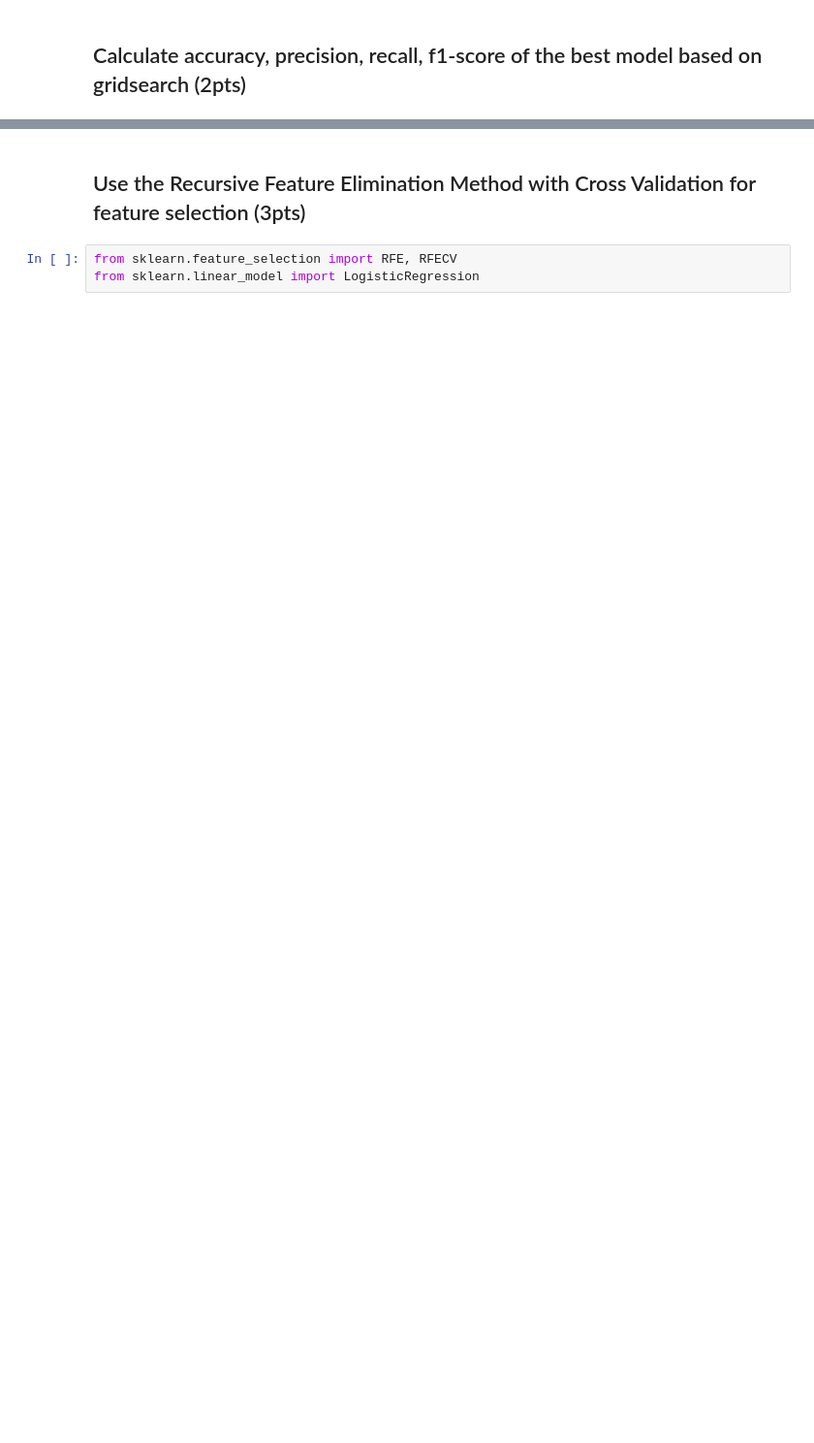
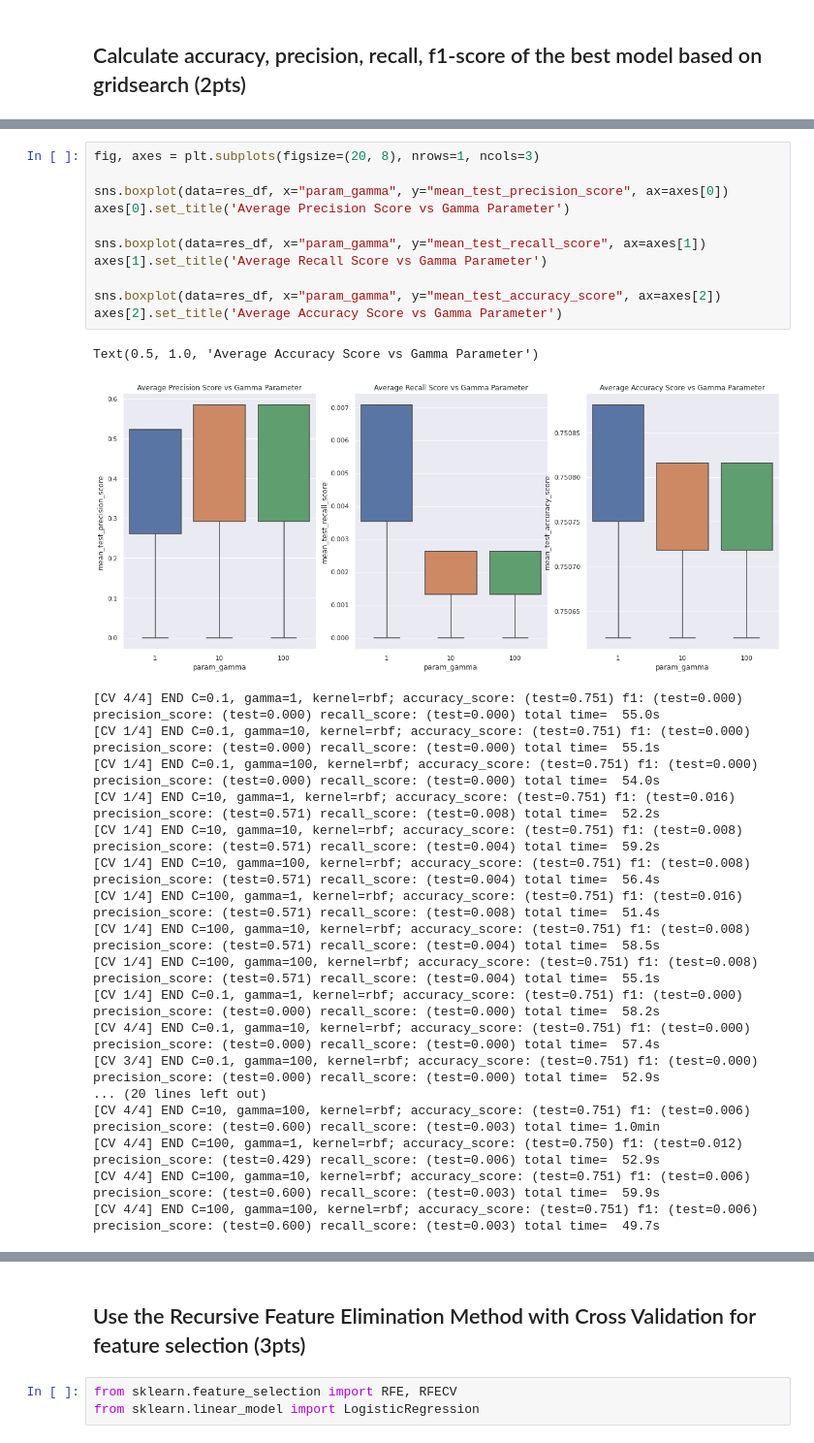
Before and after one commit to Astrathena18/DATA103-Repository, a Jupyter notebook: Notebooks/Hyperparameter_Optimization_and_Preprocessing_Techniques/02_preprocessing_gridsearch_student.ipynb, the cells around one changed output, grey strips where cells are left out. Shown: that part at 97% size. Drawn from its saved outputs; the diff is of its cells as text; blank space fills up the shorter version.

```diff
--- a/Notebooks/Hyperparameter_Optimization_and_Preprocessing_Techniques/02_preprocessing_gridsearch_student.ipynb
+++ b/Notebooks/Hyperparameter_Optimization_and_Preprocessing_Techniques/02_preprocessing_gridsearch_student.ipynb
@@ -295,3 +281,34 @@ Fitting 4 folds for each of 42 candidates, totalling 168 fits
+# %%
+fig, axes = plt.subplots(figsize=(20, 8), nrows=1, ncols=3)
+
+sns.boxplot(data=res_df, x="param_gamma", y="mean_test_precision_score", ax=axes[0])
+axes[0].set_title('Average Precision Score vs Gamma Parameter')
+
+sns.boxplot(data=res_df, x="param_gamma", y="mean_test_recall_score", ax=axes[1])
+axes[1].set_title('Average Recall Score vs Gamma Parameter')
+
+sns.boxplot(data=res_df, x="param_gamma", y="mean_test_accuracy_score", ax=axes[2])
+axes[2].set_title('Average Accuracy Score vs Gamma Parameter')
+# %% [output]
+Text(0.5, 1.0, 'Average Accuracy Score vs Gamma Parameter')
+[figure, added]
+[CV 4/4] END C=0.1, gamma=1, kernel=rbf; accuracy_score: (test=0.751) f1: (test=0.000) precision_score: (test=0.000) recall_score: (test=0.000) total time=  55.0s
+[CV 1/4] END C=0.1, gamma=10, kernel=rbf; accuracy_score: (test=0.751) f1: (test=0.000) precision_score: (test=0.000) recall_score: (test=0.000) total time=  55.1s
+[CV 1/4] END C=0.1, gamma=100, kernel=rbf; accuracy_score: (test=0.751) f1: (test=0.000) precision_score: (test=0.000) recall_score: (test=0.000) total time=  54.0s
+[CV 1/4] END C=10, gamma=1, kernel=rbf; accuracy_score: (test=0.751) f1: (test=0.016) precision_score: (test=0.571) recall_score: (test=0.008) total time=  52.2s
+[CV 1/4] END C=10, gamma=10, kernel=rbf; accuracy_score: (test=0.751) f1: (test=0.008) precision_score: (test=0.571) recall_score: (test=0.004) total time=  59.2s
+[CV 1/4] END C=10, gamma=100, kernel=rbf; accuracy_score: (test=0.751) f1: (test=0.008) precision_score: (test=0.571) recall_score: (test=0.004) total time=  56.4s
+[CV 1/4] END C=100, gamma=1, kernel=rbf; accuracy_score: (test=0.751) f1: (test=0.016) precision_score: (test=0.571) recall_score: (test=0.008) total time=  51.4s
+[CV 1/4] END C=100, gamma=10, kernel=rbf; accuracy_score: (test=0.751) f1: (test=0.008) precision_score: (test=0.571) recall_score: (test=0.004) total time=  58.5s
+[CV 1/4] END C=100, gamma=100, kernel=rbf; accuracy_score: (test=0.751) f1: (test=0.008) precision_score: (test=0.571) recall_score: (test=0.004) total time=  55.1s
+[CV 1/4] END C=0.1, gamma=1, kernel=rbf; accuracy_score: (test=0.751) f1: (test=0.000) precision_score: (test=0.000) recall_score: (test=0.000) total time=  58.2s
+[CV 4/4] END C=0.1, gamma=10, kernel=rbf; accuracy_score: (test=0.751) f1: (test=0.000) precision_score: (test=0.000) recall_score: (test=0.000) total time=  57.4s
+[CV 3/4] END C=0.1, gamma=100, kernel=rbf; accuracy_score: (test=0.751) f1: (test=0.000) precision_score: (test=0.000) recall_score: (test=0.000) total time=  52.9s
+... (20 lines left out)
+[CV 4/4] END C=10, gamma=100, kernel=rbf; accuracy_score: (test=0.751) f1: (test=0.006) precision_score: (test=0.600) recall_score: (test=0.003) total time= 1.0min
+[CV 4/4] END C=100, gamma=1, kernel=rbf; accuracy_score: (test=0.750) f1: (test=0.012) precision_score: (test=0.429) recall_score: (test=0.006) total time=  52.9s
+[CV 4/4] END C=100, gamma=10, kernel=rbf; accuracy_score: (test=0.751) f1: (test=0.006) precision_score: (test=0.600) recall_score: (test=0.003) total time=  59.9s
+[CV 4/4] END C=100, gamma=100, kernel=rbf; accuracy_score: (test=0.751) f1: (test=0.006) precision_score: (test=0.600) recall_score: (test=0.003) total time=  49.7s
 # %%
 y_pred = clf_grid.best_estimator_.predict(X_test)
 print(precision_score(y_test, y_pred))
```
Also changed, not shown: parts of 38 cells of this notebook.
